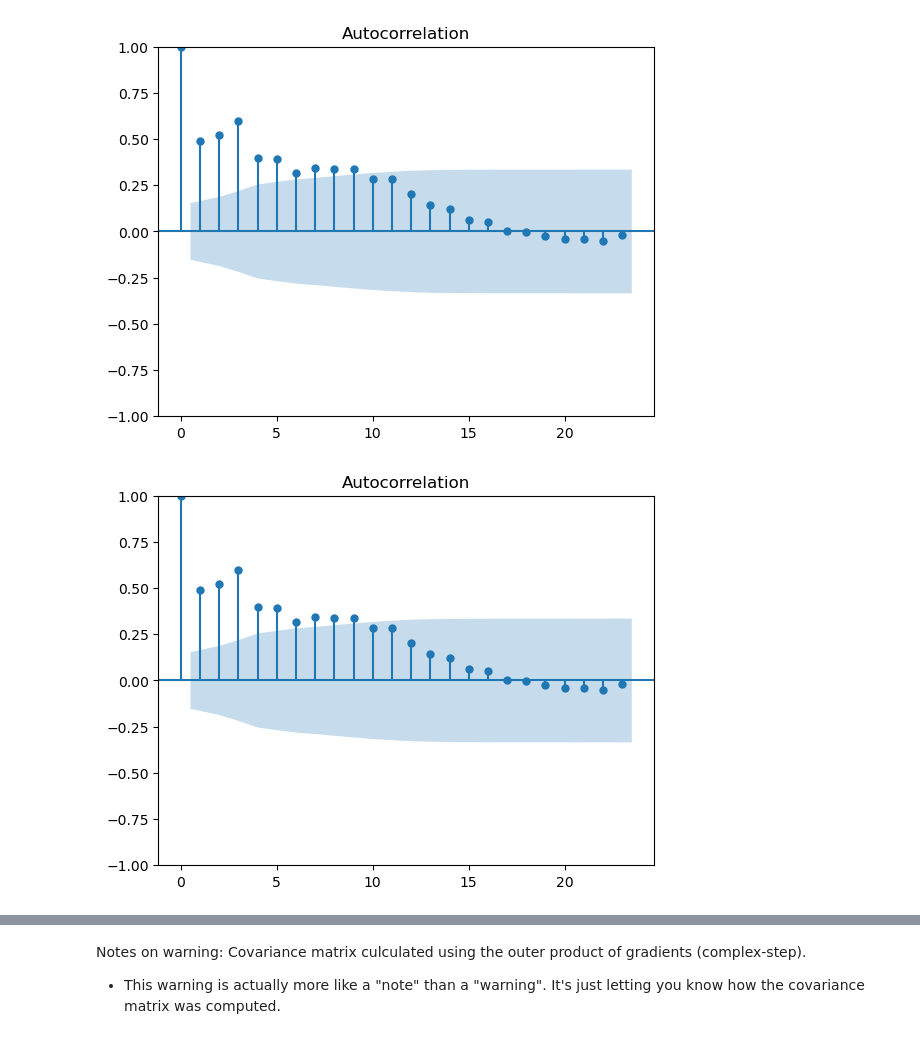
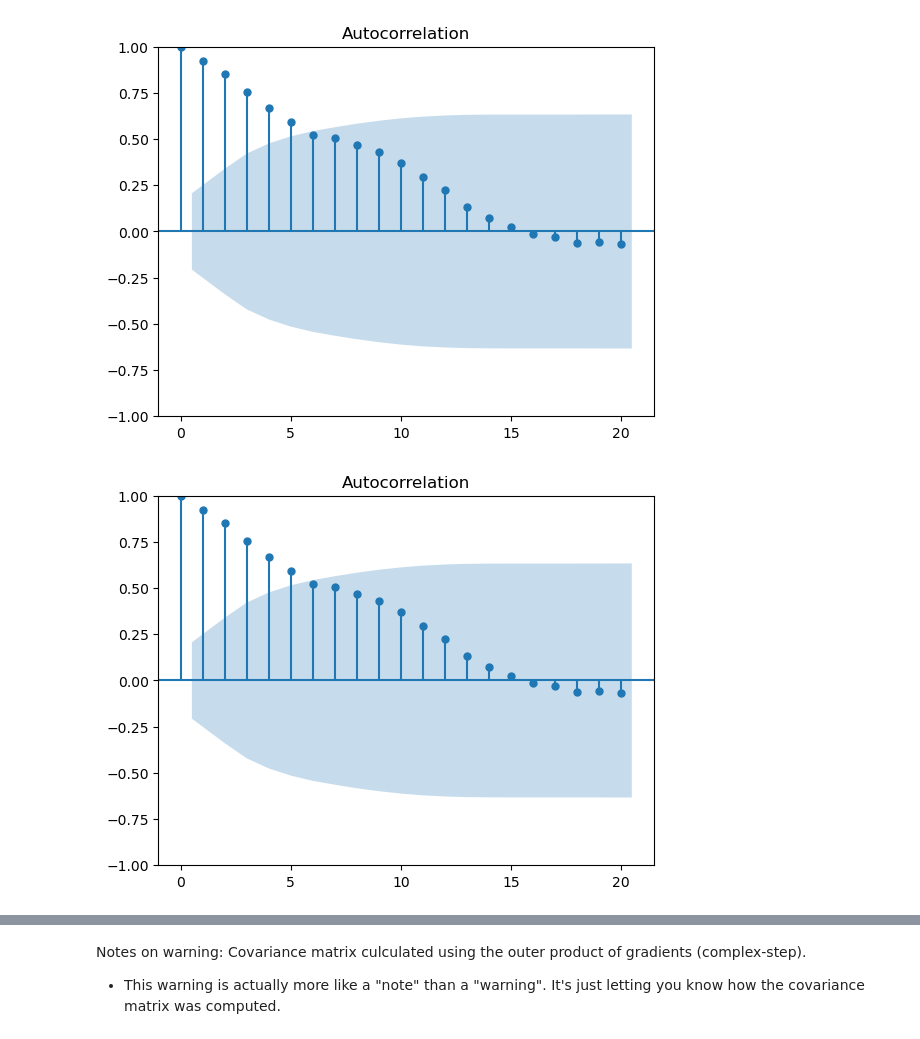
Before and after one commit to eihwood/Haystacks.AI-7, a Jupyter notebook: src/stats_models_sarimax.ipynb, the cells around one changed output, grey strips where cells are left out. Saved outputs shown, nothing was run; the diff lists cells and outputs as text; code cells hidden in the pictures.

```diff
--- a/src/stats_models_sarimax.ipynb
+++ b/src/stats_models_sarimax.ipynb
@@ -38,6 +39,6 @@ plt.show()
 # %%
 #train_test_split
-tr_start,tr_end = '2010-01-01','2022-07-01'
+tr_start,tr_end = '2015-01-01','2022-07-01'
 te_start,te_end = '2022-08-01','2023-08-01'
 tra = df_sub['sfr_rental_index'][tr_start:tr_end].dropna()
 tes = df_sub['sfr_rental_index'][te_start:te_end].dropna()
@@ -114,10 +125,10 @@ plot_pacf(df_sub.sfr_rental_index.diff().dropna())
 # %%
 # Determine q parameter (the size of the moving average window required to remove autocorrelation)
-plot_acf(df_sub.sfr_rental_index.diff().dropna())
+plot_acf(tra.diff().dropna())
 
 # q = 6
 # %% [output]
-[figure, old version]
+[figure, new version]
-[figure, old version]
+[figure, new version]
 # %%
 # Estimate the best value for P parameter - the number of autoregressive terms
```
Also changed, not shown: parts of 21 cells of this notebook.
